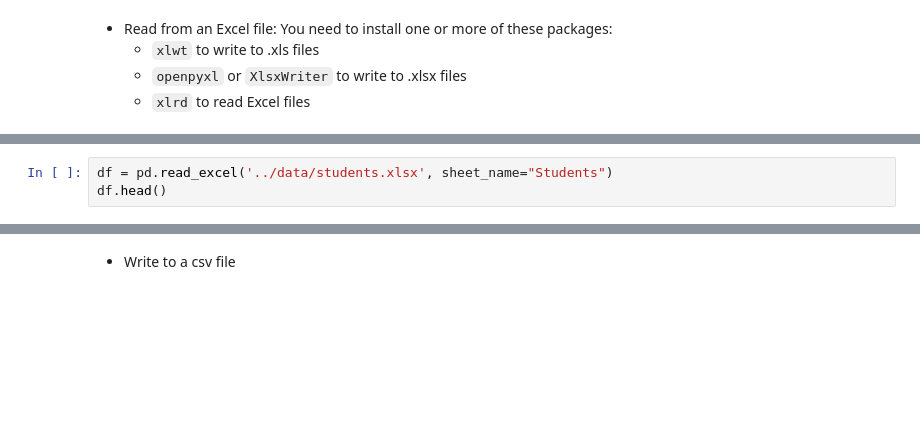
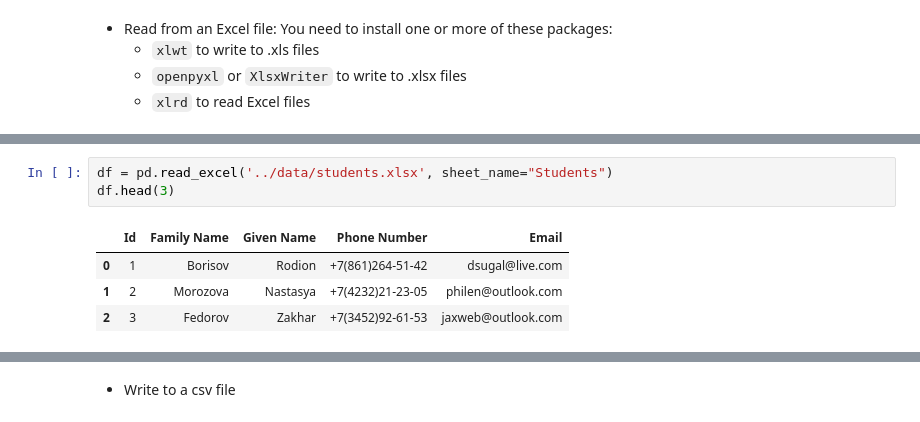
Before and after one commit to luumsk/NSU_Python, a Jupyter notebook: nbs/W6D1_Pandas.ipynb, the cells around one changed output, grey strips where cells are left out. Drawn from its saved outputs; the diff is of its cells as text; blank space fills up the shorter version.

```diff
--- a/nbs/W6D1_Pandas.ipynb
+++ b/nbs/W6D1_Pandas.ipynb
@@ -257,6 +452,11 @@ df.shape
 # %%
 df = pd.read_excel('../data/students.xlsx', sheet_name="Students")
-df.head()
+df.head(3)
+# %% [output]
+|  | Id | Family Name | Given Name | Phone Number | Email |
+| 0 | 1 | Borisov | Rodion | +7(861)264-51-42 | dsugal@live.com |
+| 1 | 2 | Morozova | Nastasya | +7(4232)21-23-05 | philen@outlook.com |
+| 2 | 3 | Fedorov | Zakhar | +7(3452)92-61-53 | jaxweb@outlook.com |
 # %%
 df = pd.read_excel('../data/students.xlsx', sheet_name="Grades")
 df.head()
```
Also changed, not shown: parts of 55 cells of this notebook, 2 other files.
